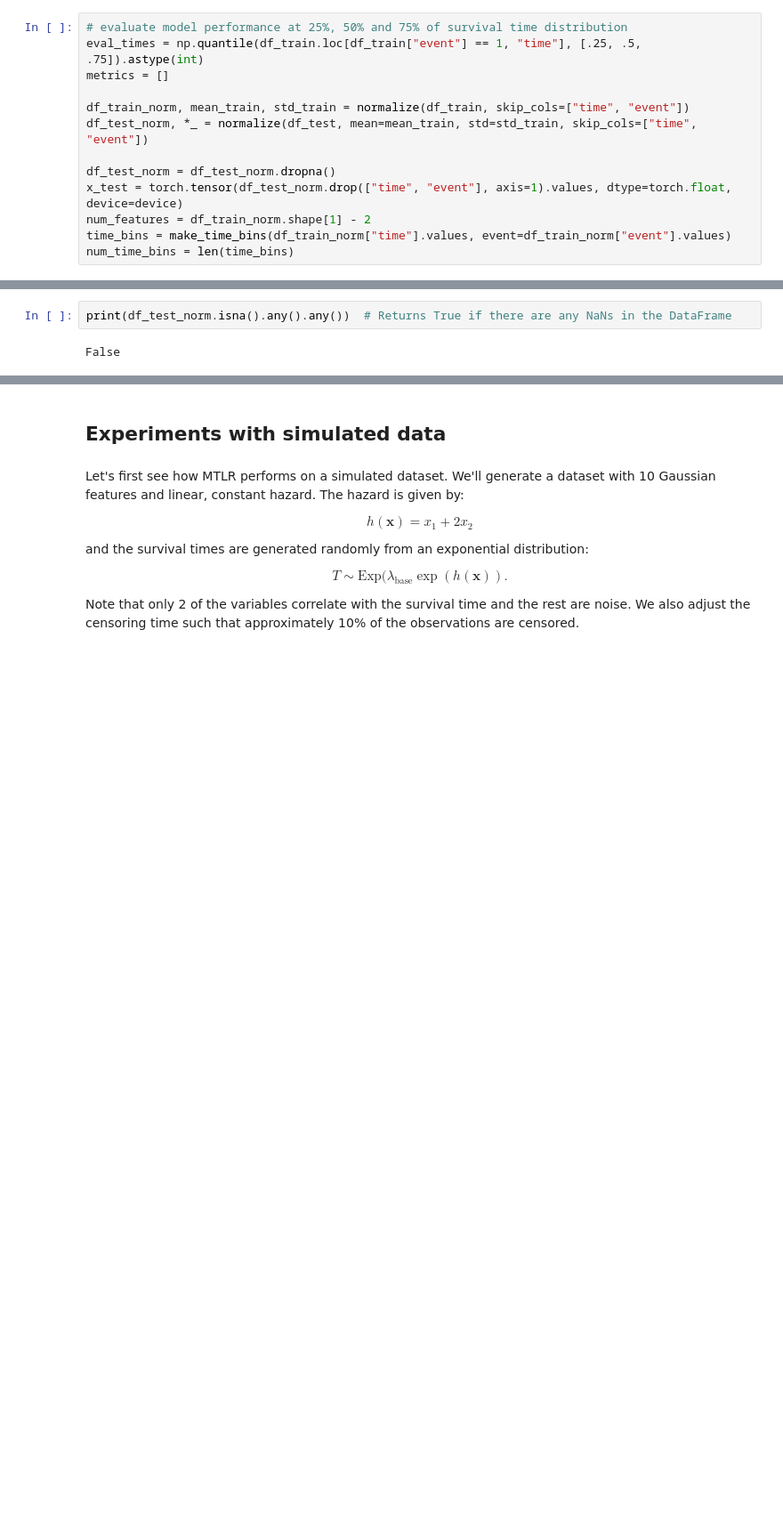
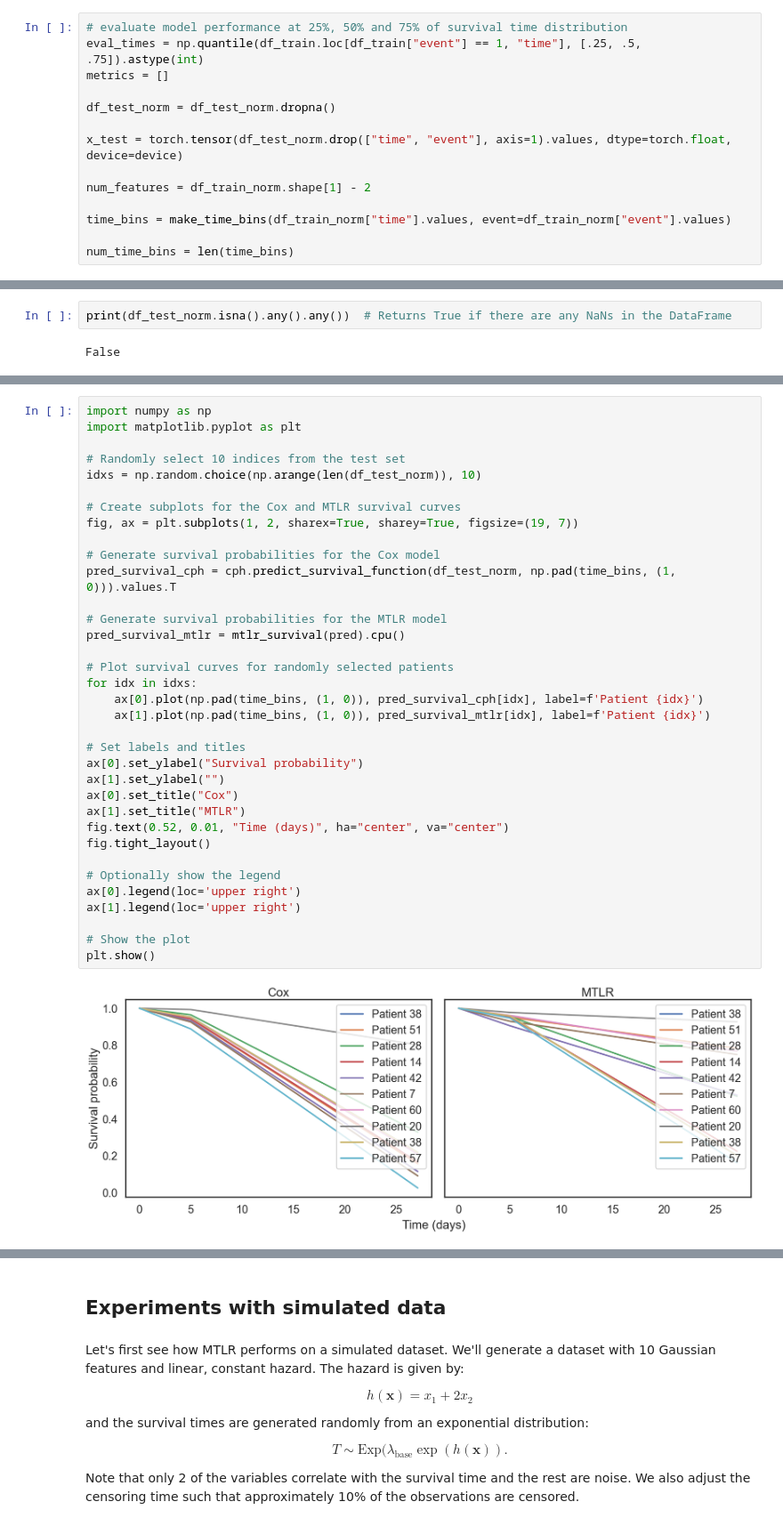
Before and after one commit to preciousiajilore/survival_mtlr, a Jupyter notebook: notebooks/MTLR for Survival Prediction.ipynb, the cells around one changed output, grey strips where cells are left out. Shown at 89% size. Saved outputs shown, nothing was run; the diff lists cells and outputs as text; blank space fills up the shorter version.

```diff
--- a/notebooks/MTLR for Survival Prediction.ipynb
+++ b/notebooks/MTLR for Survival Prediction.ipynb
@@ -898,13 +929,14 @@ print
 eval_times = np.quantile(df_train.loc[df_train["event"] == 1, "time"], [.25, .5, .75]).astype(int)
 metrics = []
 
-df_train_norm, mean_train, std_train = normalize(df_train, skip_cols=["time", "event"])
-df_test_norm, *_ = normalize(df_test, mean=mean_train, std=std_train, skip_cols=["time", "event"])
+df_test_norm = df_test_norm.dropna()
 
-df_test_norm = df_test_norm.dropna()
 x_test = torch.tensor(df_test_norm.drop(["time", "event"], axis=1).values, dtype=torch.float, device=device)
+
 num_features = df_train_norm.shape[1] - 2
+
 time_bins = make_time_bins(df_train_norm["time"].values, event=df_train_norm["event"].values)
+
 num_time_bins = len(time_bins)
 # %%
 print(df_test_norm.isna().sum())
@@ -1001,0 +1226,37 @@ ValueError: operands could not be broadcast together with shapes (0,0) (15,)
+# %%
+import numpy as np
+import matplotlib.pyplot as plt
+
+# Randomly select 10 indices from the test set
+idxs = np.random.choice(np.arange(len(df_test_norm)), 10)
+
+# Create subplots for the Cox and MTLR survival curves
+fig, ax = plt.subplots(1, 2, sharex=True, sharey=True, figsize=(19, 7))
+
+# Generate survival probabilities for the Cox model
+pred_survival_cph = cph.predict_survival_function(df_test_norm, np.pad(time_bins, (1, 0))).values.T
+
+# Generate survival probabilities for the MTLR model
+pred_survival_mtlr = mtlr_survival(pred).cpu()
+
+# Plot survival curves for randomly selected patients
+for idx in idxs:
+    ax[0].plot(np.pad(time_bins, (1, 0)), pred_survival_cph[idx], label=f'Patient {idx}')
+    ax[1].plot(np.pad(time_bins, (1, 0)), pred_survival_mtlr[idx], label=f'Patient {idx}')
+
+# Set labels and titles
+ax[0].set_ylabel("Survival probability")
+ax[1].set_ylabel("")
+ax[0].set_title("Cox")
+ax[1].set_title("MTLR")
+fig.text(0.52, 0.01, "Time (days)", ha="center", va="center")
+fig.tight_layout()
+
+# Optionally show the legend
+ax[0].legend(loc='upper right')
+ax[1].legend(loc='upper right')
+
+# Show the plot
+plt.show()
+# %% [output]
+[figure, added]
```
Also changed, not shown: parts of 13 cells of this notebook.
